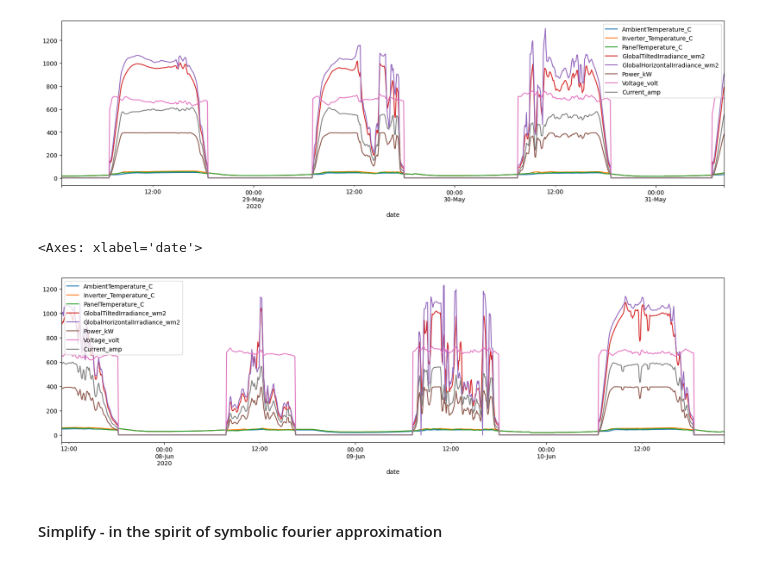
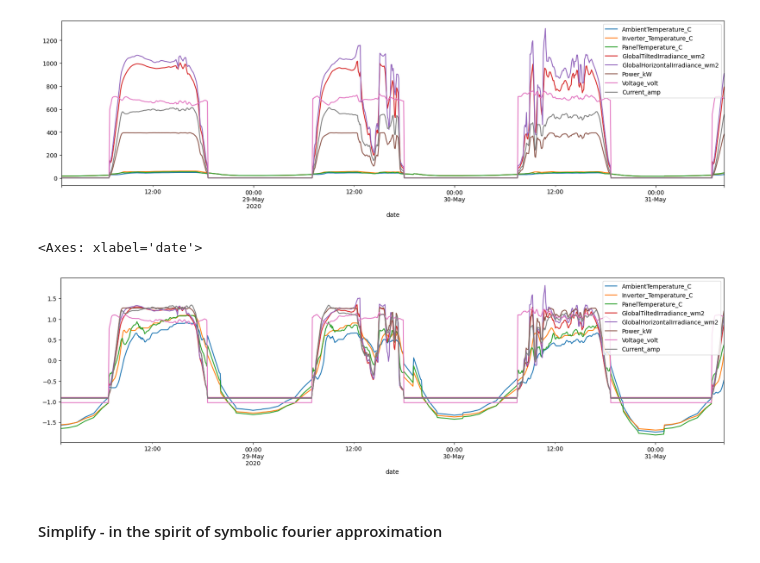
Before and after one commit to sedgewickmm18/notebooks-attic, a Jupyter notebook: Apply TTMs to Solar.ipynb, the cells around one changed output. Saved outputs shown, nothing was run; the diff lists cells and outputs as text; code cells hidden in the pictures.

```diff
--- a/Apply TTMs to Solar.ipynb
+++ b/Apply TTMs to Solar.ipynb
@@ -151,10 +231,10 @@ df_solar = pd.DataFrame(normalized_data, columns=df_Solar.set_index('date').colu
 df_solar['date'] = df_Solar['date']
 # %%
 
-df_Solar[3000:4000].plot(x='date', figsize=(20,5)) #(x="date", y="HUFL", figsize=(20,5))
+df_solar[0:950].plot(x='date', figsize=(20,5)) #(x="date", y="HUFL", figsize=(20,5))
 # %% [output]
 <Axes: xlabel='date'>
-[figure, old version]
+[figure, new version]
 # %% [markdown]
 #### Simplify - in the spirit of symbolic fourier approximation
 # %%
```
Also changed, not shown: parts of 62 cells of this notebook, 1 other file.
